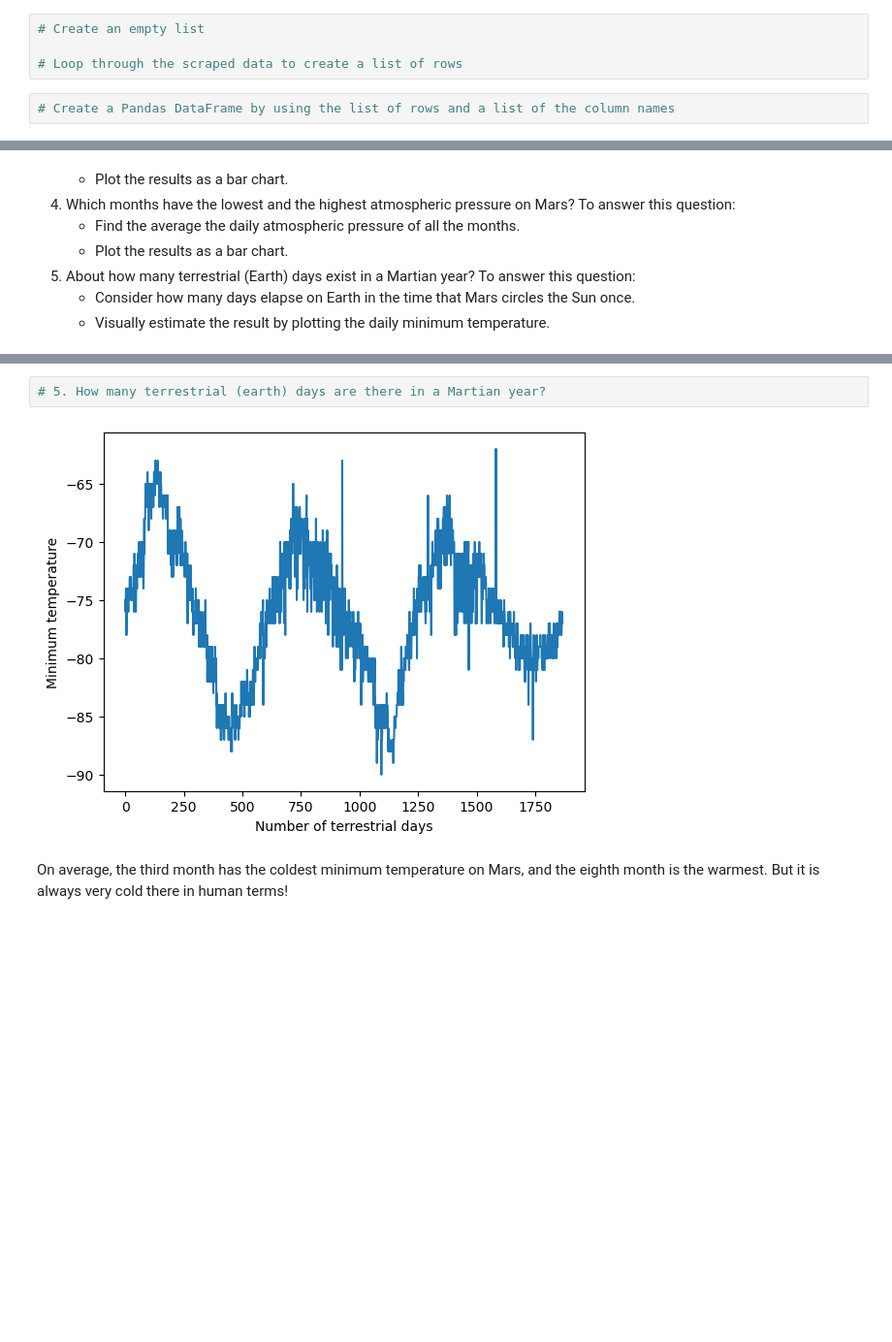
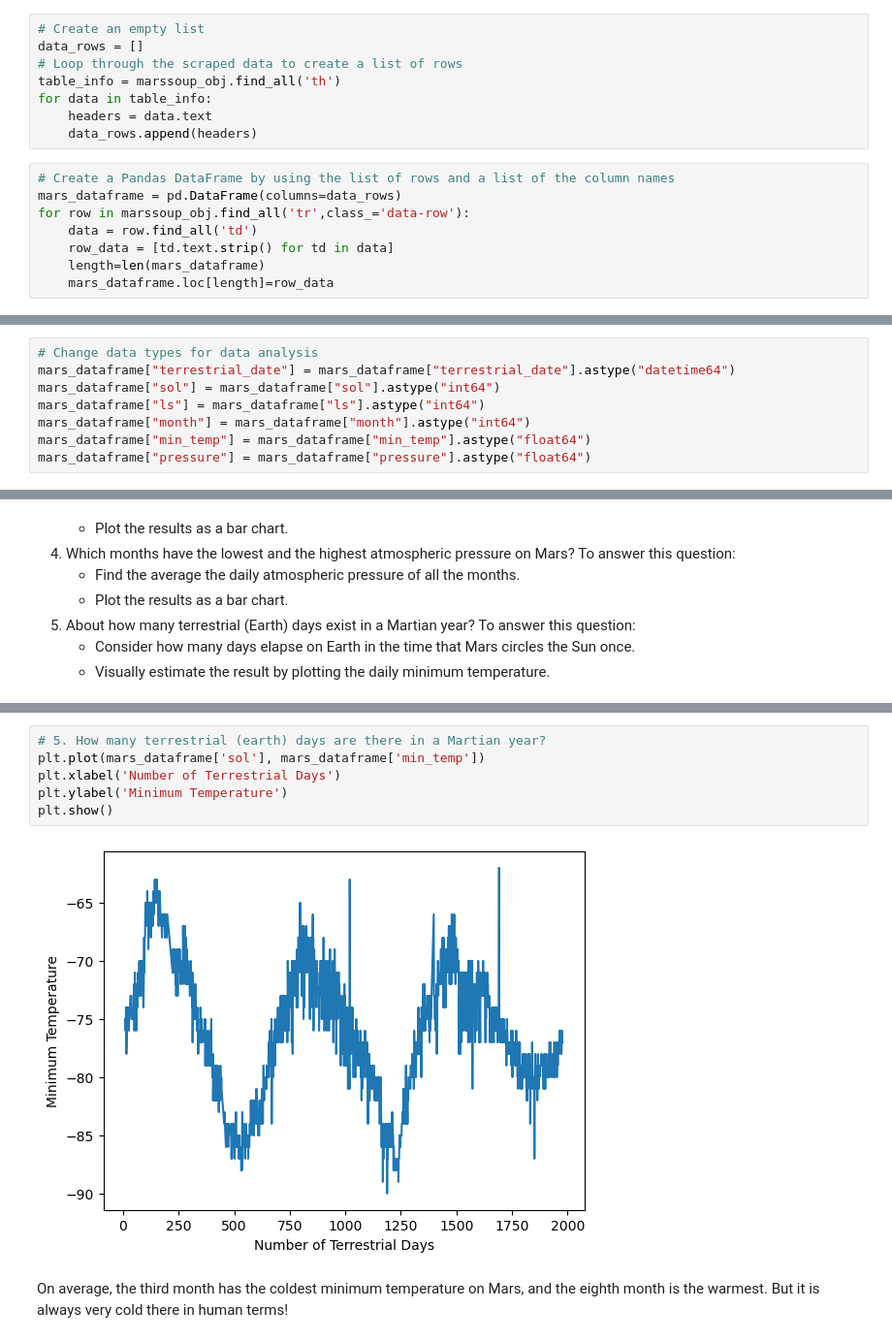
Before and after one commit to Hectorg659/Module_11_Web_Scraping, a Jupyter notebook: part_2_mars_weather.ipynb, the cells around one changed output, grey strips where cells are left out. Shown: that part at 97% size. Drawn from its saved outputs; the diff is of its cells as text; blank space fills up the shorter version.

```diff
--- a/part_2_mars_weather.ipynb
+++ b/part_2_mars_weather.ipynb
@@ -47,9 +68,19 @@ Assemble the scraped data into a Pandas DataFrame. The columns should have the s
 * `pressure`: The atmospheric pressure at Curiosity's location
 # %%
 # Create an empty list
-
+data_rows = []
 # Loop through the scraped data to create a list of rows
+table_info = marssoup_obj.find_all('th')
+for data in table_info:
+    headers = data.text
+    data_rows.append(headers)
 # %%
 # Create a Pandas DataFrame by using the list of rows and a list of the column names
+mars_dataframe = pd.DataFrame(columns=data_rows)
+for row in marssoup_obj.find_all('tr',class_='data-row'):
+    data = row.find_all('td')
+    row_data = [td.text.strip() for td in data]
+    length=len(mars_dataframe)
+    mars_dataframe.loc[length]=row_data
 # %%
 # Confirm DataFrame was created successfully
@@ -82,2 +113,10 @@ dtype: object
+# %%
+# Change data types for data analysis
+mars_dataframe["terrestrial_date"] = mars_dataframe["terrestrial_date"].astype("datetime64")
+mars_dataframe["sol"] = mars_dataframe["sol"].astype("int64")
+mars_dataframe["ls"] = mars_dataframe["ls"].astype("int64")
+mars_dataframe["month"] = mars_dataframe["month"].astype("int64")
+mars_dataframe["min_temp"] = mars_dataframe["min_temp"].astype("float64")
+mars_dataframe["pressure"] = mars_dataframe["pressure"].astype("float64")
 # %%
 # Confirm type changes were successful by examining data types again
@@ -174,8 +235,12 @@ Name: pressure, dtype: float64
 [figure]
 # %%
 # 5. How many terrestrial (earth) days are there in a Martian year?
+plt.plot(mars_dataframe['sol'], mars_dataframe['min_temp'])
+plt.xlabel('Number of Terrestrial Days')
+plt.ylabel('Minimum Temperature')
+plt.show()
 # %% [output]
-[figure, old version]
+[figure, new version]
 # %% [markdown]
 On average, the third month has the coldest minimum temperature on Mars, and the eighth month is the warmest. But it is always very cold there in human terms!
 # %% [markdown]
```
Also changed, not shown: parts of 13 cells of this notebook, 1 other file.
